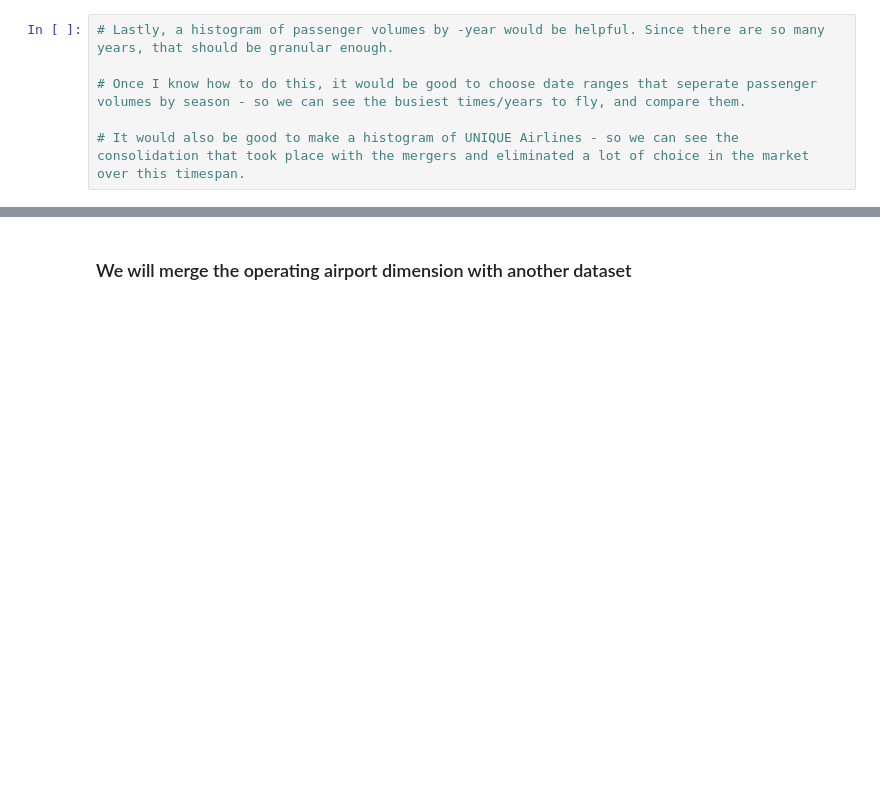
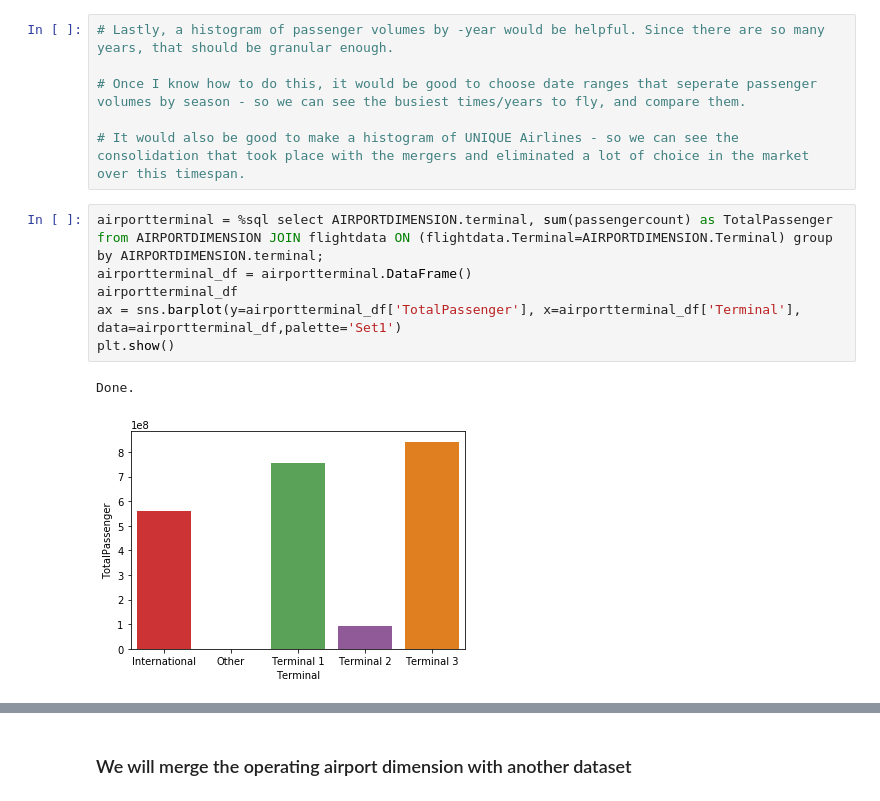
Before and after one commit to fairfield-university-is510-fall2017/final-project-sky-team, a Jupyter notebook: Analysis.ipynb, the cells around one changed output, grey strips where cells are left out. Saved outputs shown, nothing was run; the diff lists cells and outputs as text; blank space fills up the shorter version.

Commit message:
more charts

```diff
--- a/Analysis.ipynb
+++ b/Analysis.ipynb
@@ -152,3 +152,12 @@ ax = sns.barplot(y)
 # Once I know how to do this, it would be good to choose date ranges that seperate passenger volumes by season - so we can see the busiest times/years to fly, and compare them.
 
 # It would also be good to make a histogram of UNIQUE Airlines - so we can see the consolidation that took place with the mergers and eliminated a lot of choice in the market over this timespan.
+# %%
+airportterminal = %sql select AIRPORTDIMENSION.terminal, sum(passengercount) as TotalPassenger from AIRPORTDIMENSION JOIN flightdata ON (flightdata.Terminal=AIRPORTDIMENSION.Terminal) group by AIRPORTDIMENSION.terminal;
+airportterminal_df = airportterminal.DataFrame()
+airportterminal_df
+ax = sns.barplot(y=airportterminal_df['TotalPassenger'], x=airportterminal_df['Terminal'], data=airportterminal_df,palette='Set1')
+plt.show()
+# %% [output]
+Done.
+[figure, added]
```
Also changed, not shown: parts of 2 cells of this notebook.
